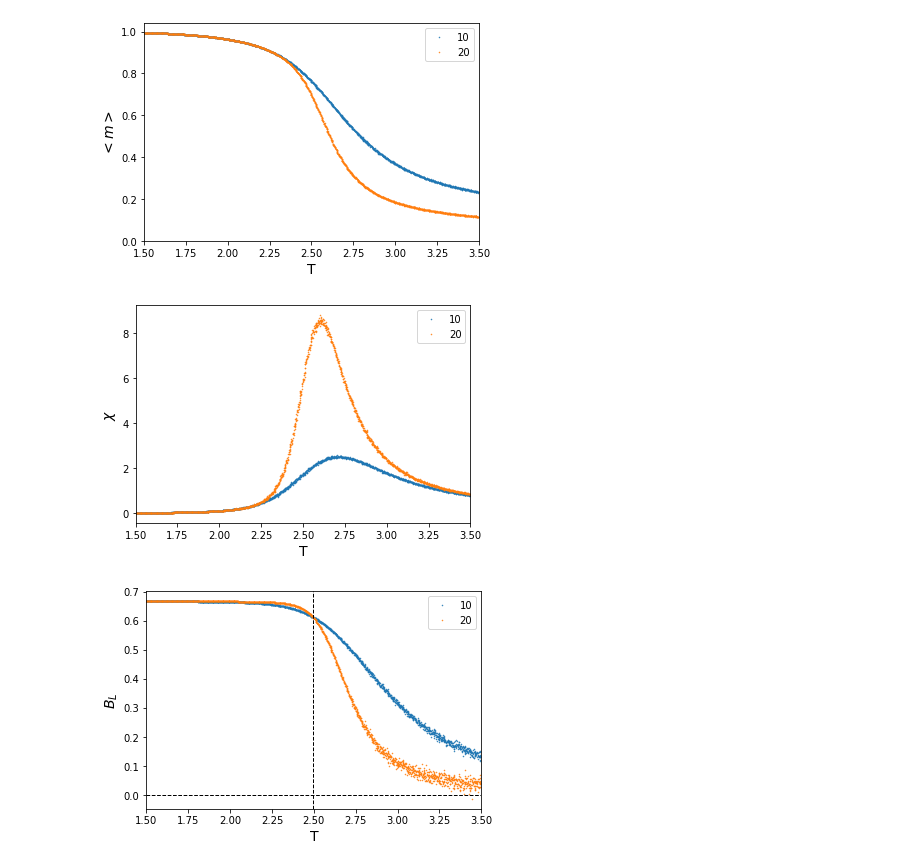
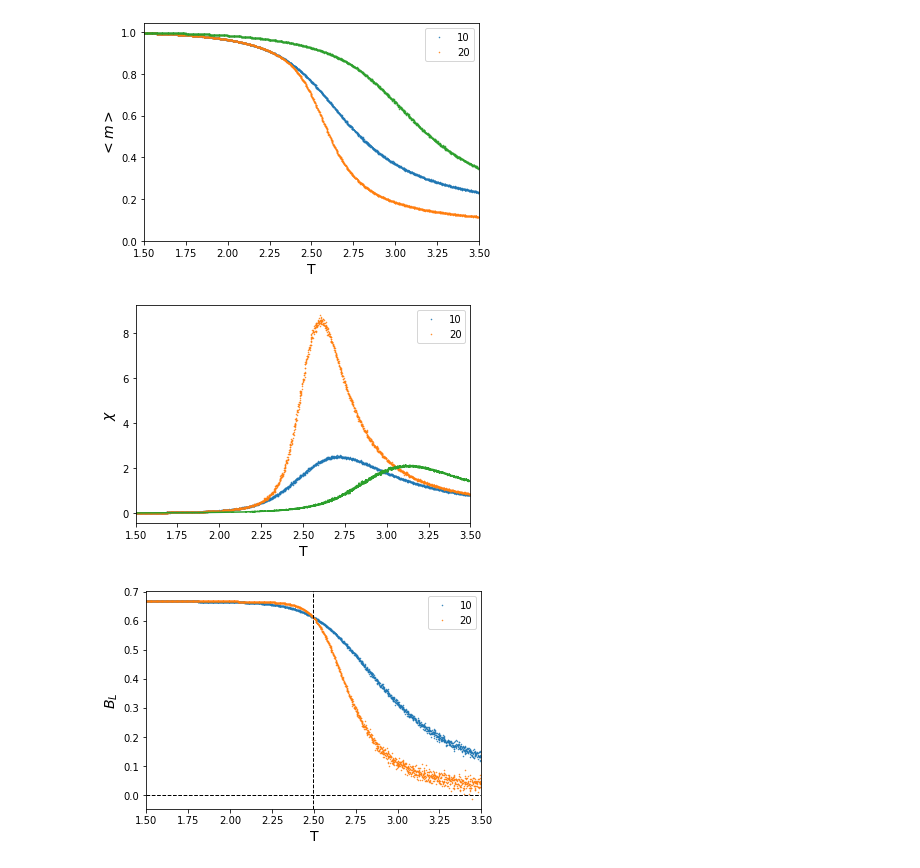
Before and after one commit to aadeliee22/MCMCIsing_SLMC, a Jupyter notebook: python/5th/plaquette(B_L).ipynb, the cells around one changed output. Saved outputs shown, nothing was run; the diff lists cells and outputs as text; code cells hidden in the pictures.

```diff
--- a/python/5th/plaquette(B_L).ipynb
+++ b/python/5th/plaquette(B_L).ipynb
@@ -7,27 +7,30 @@ p = []
 p.append(pd.read_csv('plaquette_m1.txt', sep=' ', header=0))
 p.append(pd.read_csv('plaquette_m2.txt', sep=' ', header=0))
 cases=len(p)
+q = pd.read_csv('10_checker_1.txt', sep=' ', header=0)
 # %%
 for i in range (cases):
     plt.plot(p[i].temperature, p[i].m, '.', markersize=1, label=10*(1+i))
+plt.plot(q.temperature, q.m, '.', markersize=1)
 plt.xlabel('T', fontsize=14)
 plt.ylabel('$<m>$', fontsize=14)
 plt.xlim(1.5, 3.5)
 plt.ylim(0)
 plt.legend()
 plt.show()
 # %% [output]
-[figure, old version]
+[figure, new version]
 # %%
 for i in range (cases):
     plt.plot(p[i].temperature, p[i].mag_sus, '.', markersize=1, label=10*(1+i))
+plt.plot(q.temperature, q.mag_sus)
 plt.xlabel('T', fontsize=14)
 plt.ylabel('$\chi$', fontsize=14)
 plt.xlim(1.5, 3.5)
 plt.legend()
 plt.show()
 # %% [output]
-[figure, old version]
+[figure, new version]
 # %%
 T_c = 2.493
 for i in range (cases):
```
Also changed, not shown: 11 other files.
